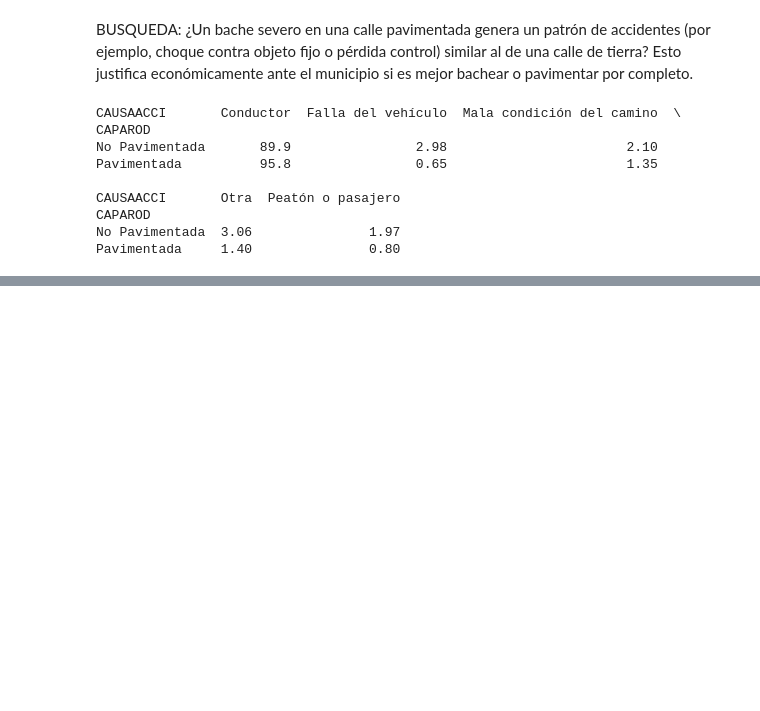
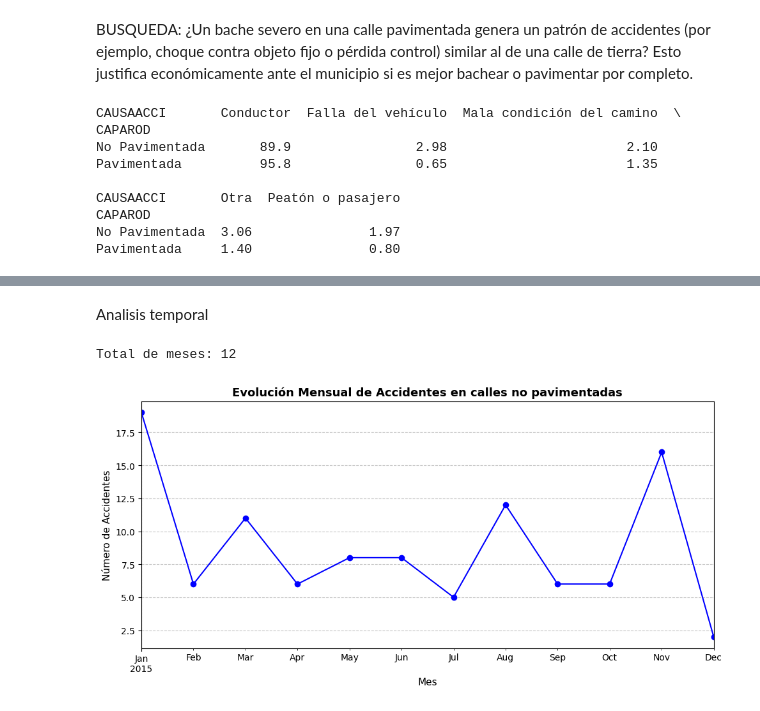
Before and after one commit to mdc-feature-engineering/traffic-accidents-mx-mdc, a Jupyter notebook: notebooks/data_analysis_table.ipynb, the cells around one changed output, grey strips where cells are left out. Drawn from its saved outputs; the diff is of its cells as text; code cells hidden in the pictures; blank space fills up the shorter version.

```diff
--- a/notebooks/data_analysis_table.ipynb
+++ b/notebooks/data_analysis_table.ipynb
@@ -225,0 +276,44 @@ Pavimentada     1.40               0.80
+# %% [markdown]
+Analisis temporal
+# %%
+df_accidents_data = accidents_data.copy()
+# %%
+df_accidents_data['FECHA_STR'] = df_accidents_data['ANIO'].astype(str) + '-' + df_accidents_data['MES'].astype(str) + '-01'
+
+meses_espanol = {
+    'Enero': '01', 'Febrero': '02', 'Marzo': '03', 'Abril': '04',
+    'Mayo': '05', 'Junio': '06', 'Julio': '07', 'Agosto': '08',
+    'Septiembre': '09', 'Octubre': '10', 'Noviembre': '11', 'Diciembre': '12'
+}
+
+df_accidents_data['MES_NUM'] = df_accidents_data['MES'].map(meses_espanol)
+
+df_accidents_data['FECHA'] = pd.to_datetime(
+    df_accidents_data['ANIO'].astype(str) + '-' +
+    df_accidents_data['MES_NUM'].astype(str).str.zfill(2) + '-' +
+    df_accidents_data['ID_DIA'].astype(str).str.zfill(2),
+    format='%Y-%m-%d',
+    errors='coerce'
+)
+# %%
+
+no_pav = df_accidents_data[df_accidents_data['CAPAROD'] == 'No Pavimentada']
+
+# Agrupación mensual para la serie de tiempo
+serie_tiempo = no_pav.groupby('FECHA').size().asfreq('MS', fill_value=0)
+
+# Verificamos el tamaño de la serie temporal
+print(f"Total de meses: {len(serie_tiempo)}")
+
+# Gráfica directa de la serie de tiempo mensual
+plt.figure(figsize=(10, 5))
+serie_tiempo.plot(kind='line', marker='o', color='b')
+plt.title('Evolución Mensual de Accidentes en calles no pavimentadas', fontsize=13, fontweight='bold')
+plt.xlabel('Mes', fontsize=11)
+plt.ylabel('Número de Accidentes', fontsize=11)
+plt.grid(True, linestyle='--', alpha=0.7)
+plt.tight_layout()
+plt.show()
+# %% [output]
+Total de meses: 12
+[figure, added]
```
Also changed, not shown: parts of 10 cells of this notebook.
